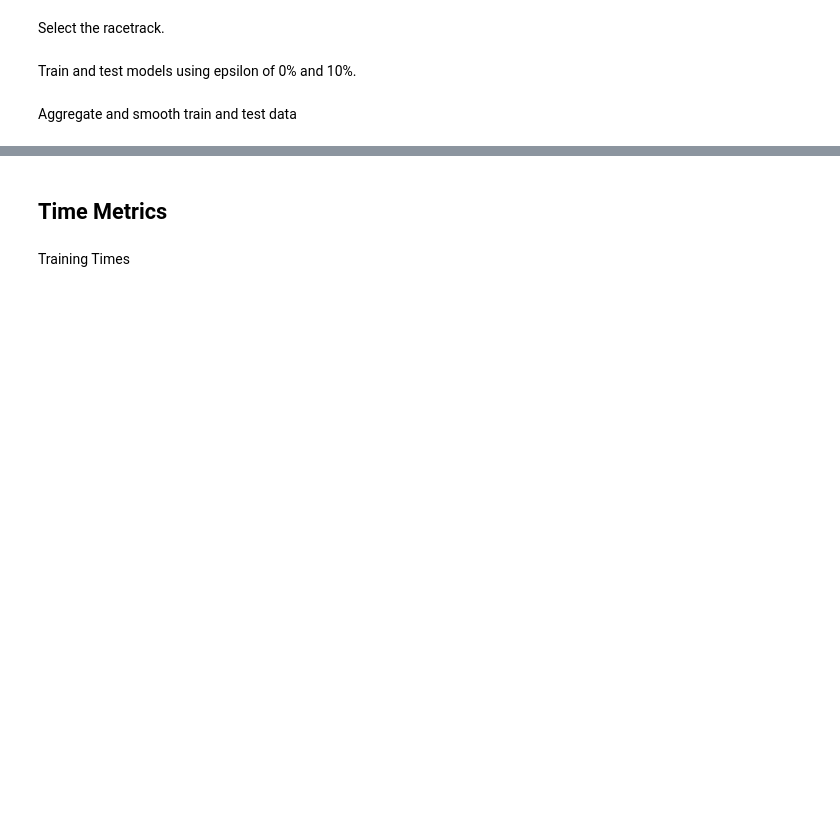
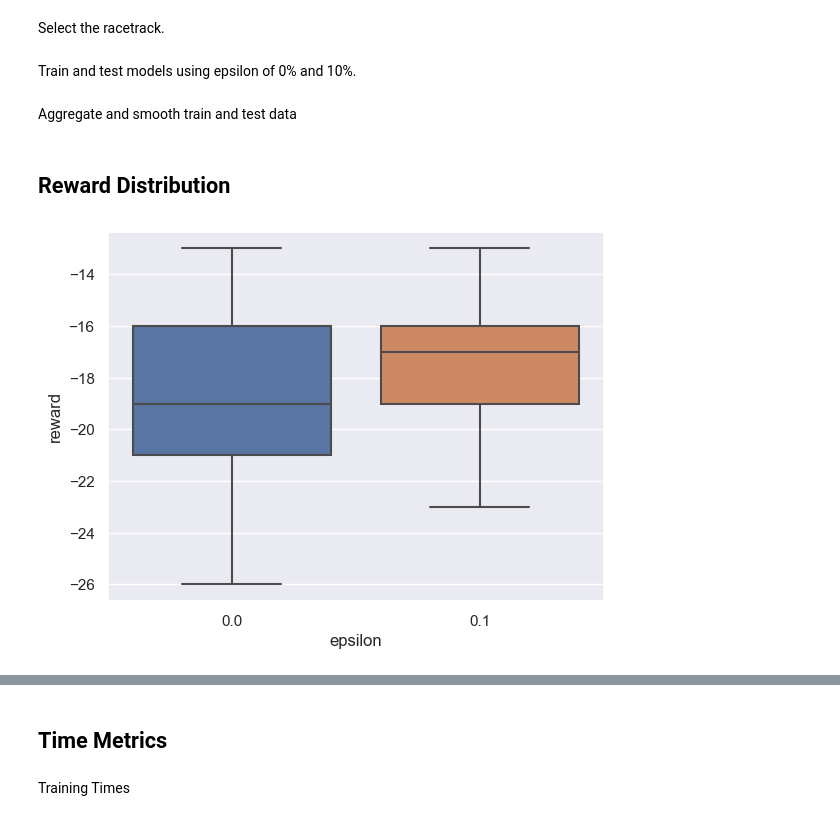
Before and after one commit to lukiwieser/racetrack, a Jupyter notebook: model_analysis.ipynb, the cells around one changed output, grey strips where cells are left out. Saved outputs shown, nothing was run; the diff lists cells and outputs as text; code cells hidden in the pictures; blank space fills up the shorter version.

Commit message:
Add section for plotting boxplots of the reward

```diff
--- a/model_analysis.ipynb
+++ b/model_analysis.ipynb
@@ -174,3 +174,9 @@ with warnings.catch_warnings():
     stats_train = lowess_grouped(stats_train, y_name=("reward","median"), x_name=("n_games",""), group_name="epsilon", frac=0.07)
     stats_train = lowess_grouped(stats_train, y_name=("reward","min"), x_name=("n_games",""), group_name="epsilon", frac=0.07)
     stats_train = lowess_grouped(stats_train, y_name=("reward","max"), x_name=("n_games",""), group_name="epsilon", frac=0.07)
+# %% [markdown]
+## Reward Distribution
+# %%
+sns.boxplot(pd.concat([stats_test_e0,stats_test_e10]), x="epsilon", y="reward", showfliers=False);
+# %% [output]
+[figure, added]
```
Also changed, not shown: parts of 4 cells of this notebook.
